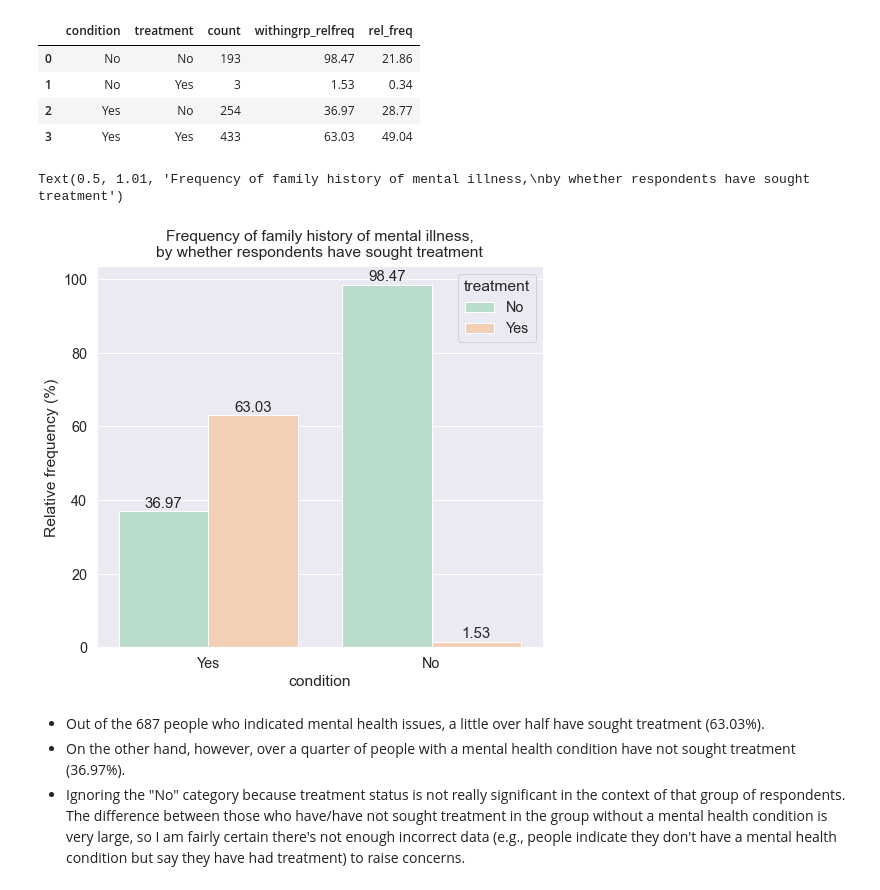
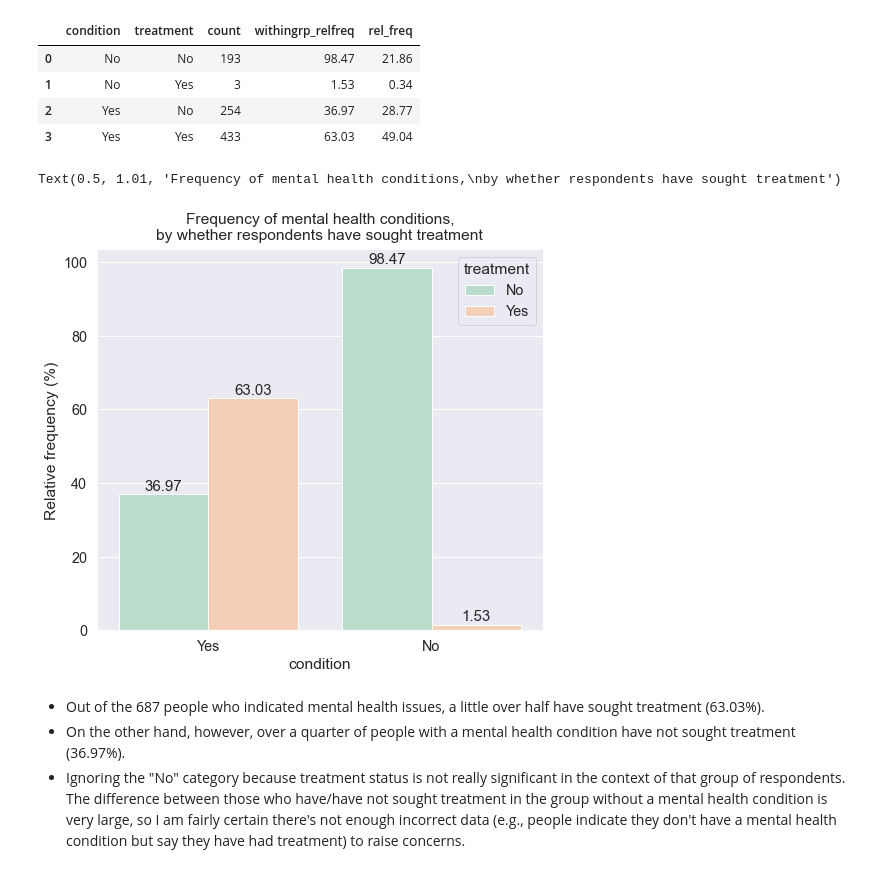
Before and after one commit to cltomiyama/MentalHealthSurvey_analysis, a Jupyter notebook: analysis/gale/analysis_notebook_gc.ipynb, the cells around one changed output. Cells and saved outputs as stored; diff of their text form; code cells hidden in the pictures.

```diff
--- a/analysis/gale/analysis_notebook_gc.ipynb
+++ b/analysis/gale/analysis_notebook_gc.ipynb
@@ -228,21 +228,21 @@ cond_treatment_index
 # %%
 # Reference: https://www.geeksforgeeks.org/how-to-annotate-bars-in-barplot-with-matplotlib-in-python/
 
 fig, ax = plt.subplots(figsize=(8,7))
-g = sns.barplot(data=cond_seektreatment_index, x='condition', y='withingrp_relfreq', hue='treatment', order=('Yes', 'No'))
+g = sns.barplot(data=cond_treatment_index, x='condition', y='withingrp_relfreq', hue='treatment', order=('Yes', 'No'))
 
 for bar in g.patches:
     g.annotate(format(bar.get_height(), '.2f'),
                    (bar.get_x() + bar.get_width() / 2,
                     bar.get_height()), ha='center', va='center',
                    size=15, xytext=(0, 8),
                    textcoords='offset points')
 
 plt.ylabel('Relative frequency (%)')
 plt.title('Frequency of mental health conditions,\nby whether respondents have sought treatment', y=1.01)
 # %% [output]
-Text(0.5, 1.01, 'Frequency of family history of mental illness,\nby whether respondents have sought treatment')
+Text(0.5, 1.01, 'Frequency of mental health conditions,\nby whether respondents have sought treatment')
-[figure, old version]
+[figure, new version]
 # %% [markdown]
 - Out of the 687 people who indicated mental health issues, a little over half have sought treatment (63.03%).
 - On the other hand, however, over a quarter of people with a mental health condition have not sought treatment (36.97%).
```
Also changed, not shown: parts of 2 cells of this notebook.
